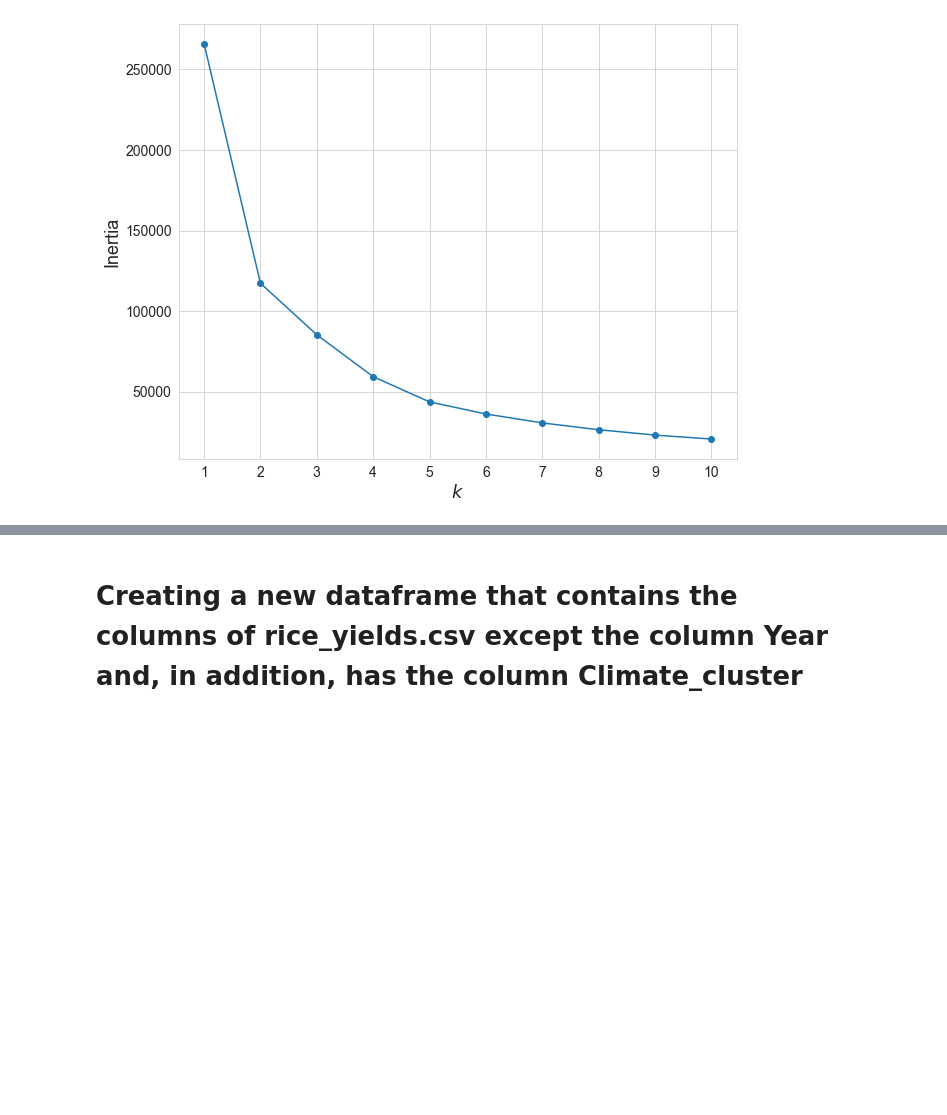
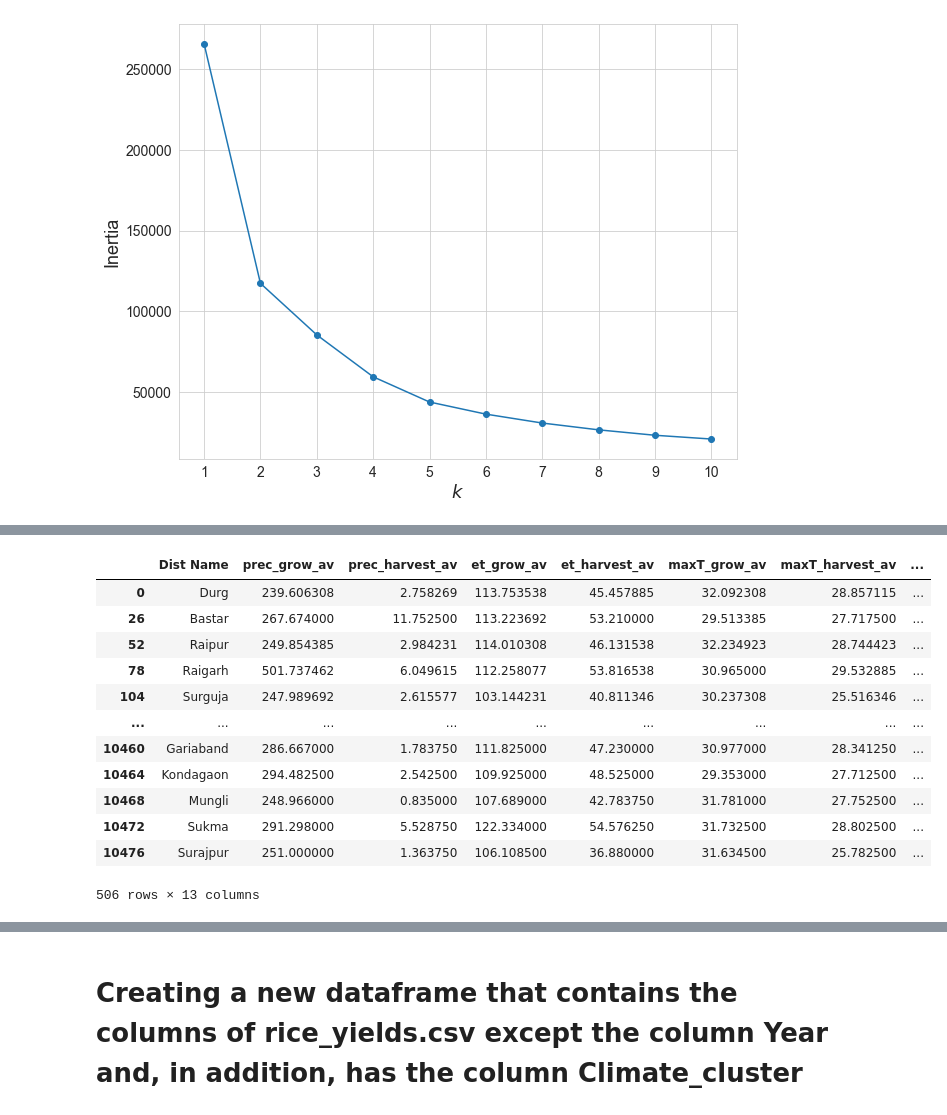
Before and after one commit to akshaysuresh1/may22-barrel, a Jupyter notebook: KMeans analysis of the data/KMeans analysis.ipynb, the cells around one changed output, grey strips where cells are left out. Cells and saved outputs as stored; diff of their text form; code cells hidden in the pictures; blank space fills up the shorter version.

```diff
--- a/KMeans analysis of the data/KMeans analysis.ipynb
+++ b/KMeans analysis of the data/KMeans analysis.ipynb
@@ -190,3 +200,19 @@ plt.show()
+# %%
+Averages
+# %% [output]
+|  | Dist Name | prec_grow_av | prec_harvest_av | et_grow_av | et_harvest_av | maxT_grow_av | maxT_harvest_av | ... |
+| 0 | Durg | 239.606308 | 2.758269 | 113.753538 | 45.457885 | 32.092308 | 28.857115 | ... |
+| 26 | Bastar | 267.674000 | 11.752500 | 113.223692 | 53.210000 | 29.513385 | 27.717500 | ... |
+| 52 | Raipur | 249.854385 | 2.984231 | 114.010308 | 46.131538 | 32.234923 | 28.744423 | ... |
+| 78 | Raigarh | 501.737462 | 6.049615 | 112.258077 | 53.816538 | 30.965000 | 29.532885 | ... |
+| 104 | Surguja | 247.989692 | 2.615577 | 103.144231 | 40.811346 | 30.237308 | 25.516346 | ... |
+| ... | ... | ... | ... | ... | ... | ... | ... | ... |
+| 10460 | Gariaband | 286.667000 | 1.783750 | 111.825000 | 47.230000 | 30.977000 | 28.341250 | ... |
+| 10464 | Kondagaon | 294.482500 | 2.542500 | 109.925000 | 48.525000 | 29.353000 | 27.712500 | ... |
+| 10468 | Mungli | 248.966000 | 0.835000 | 107.689000 | 42.783750 | 31.781000 | 27.752500 | ... |
+| 10472 | Sukma | 291.298000 | 5.528750 | 122.334000 | 54.576250 | 31.732500 | 28.802500 | ... |
+| 10476 | Surajpur | 251.000000 | 1.363750 | 106.108500 | 36.880000 | 31.634500 | 25.782500 | ... |
+506 rows × 13 columns
 # %%
 inertias = []
 
```
Also changed, not shown: parts of 15 cells of this notebook, 4 other files.
